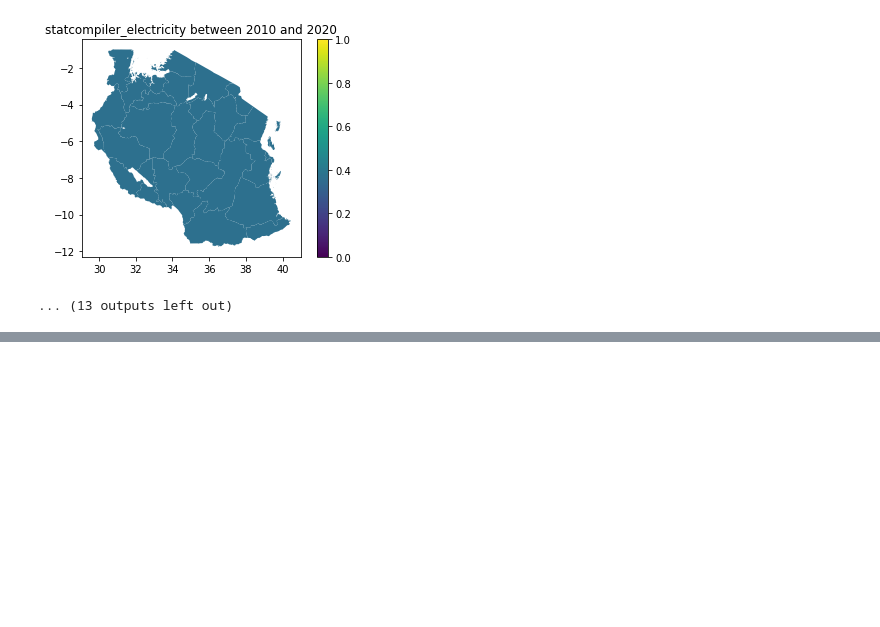
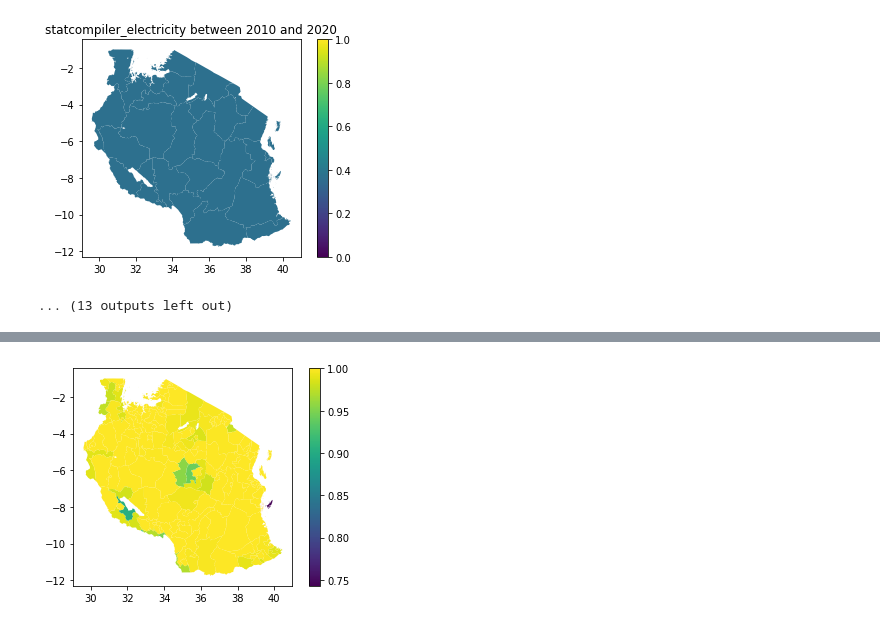
Before and after one commit to MARS-Group-HAW/esida-db, a Jupyter notebook: notebooks/ESIDA DB Data Quality.ipynb, the cells around one changed output, grey strips where cells are left out. Cells and saved outputs as stored; diff of their text form; code cells hidden in the pictures; blank space fills up the shorter version.

```diff
--- a/notebooks/ESIDA DB Data Quality.ipynb
+++ b/notebooks/ESIDA DB Data Quality.ipynb
@@ -157,0 +246,14 @@ for parameter_id in loaded_parameters:
+# %%
+spatial_coverage = []
+for shape_id, name in districts.items():
+    dfx = df[df['shape_id'] == shape_id]
+    spatial_coverage.append({
+        'id': shape_id,
+        'coverage': dfx['coverage'].mean()
+    })
+spatial_coverage_df = pd.DataFrame(spatial_coverage)
+# %%
+ax = districts_gdf.merge(spatial_coverage_df, on='id').plot(column='coverage', legend=True)
+#districts_gdf.plot(ax=ax, facecolor='none', ec='black')
+# %% [output]
+[figure, added]
```
Also changed, not shown: parts of 18 cells of this notebook, 3 other files.
